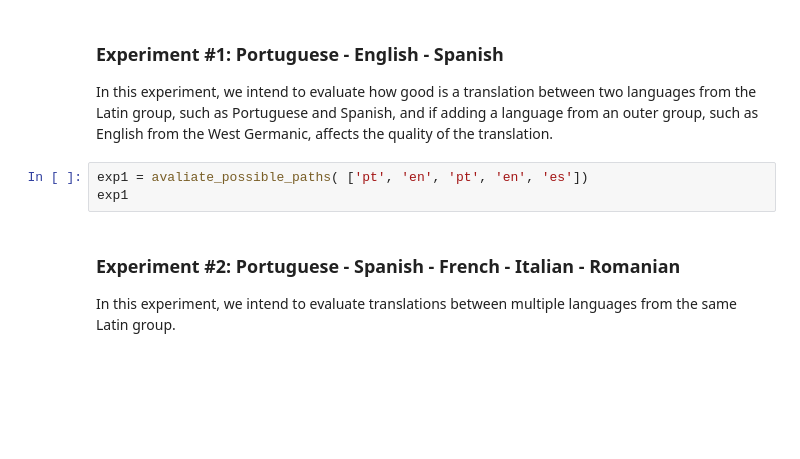
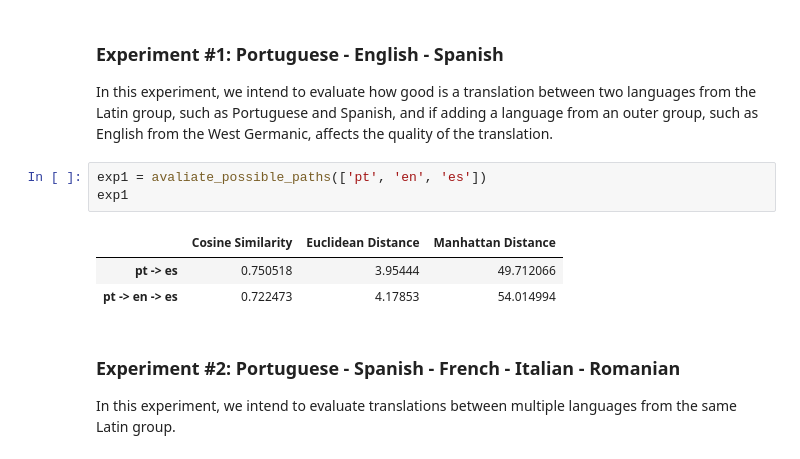
Before and after one commit to AlexSantoss/WordEmbedding-Translator, a Jupyter notebook: Translator.ipynb, the cells around one changed output. Drawn from its saved outputs; the diff is of its cells as text; blank space fills up the shorter version.

```diff
--- a/Translator.ipynb
+++ b/Translator.ipynb
@@ -391,8 +649,12 @@ display(Image(filename = 'Images/proto-indo-european.jpg'))
 ### Experiment #1: Portuguese - English - Spanish
 In this experiment, we intend to evaluate how good is a translation between two languages from the Latin group, such as Portuguese and Spanish, and if adding a language from an outer group, such as English from the West Germanic, affects the quality of the translation.
 # %%
-exp1 = avaliate_possible_paths( ['pt', 'en', 'pt', 'en', 'es'])
+exp1 = avaliate_possible_paths(['pt', 'en', 'es'])
 exp1
+# %% [output]
+|  | Cosine Similarity | Euclidean Distance | Manhattan Distance |
+| pt -> es | 0.750518 | 3.95444 | 49.712066 |
+| pt -> en -> es | 0.722473 | 4.17853 | 54.014994 |
 # %% [markdown]
 ### Experiment #2: Portuguese - Spanish - French - Italian - Romanian
 In this experiment, we intend to evaluate translations between multiple languages from the same Latin group.
```
Also changed, not shown: parts of 23 cells of this notebook.
